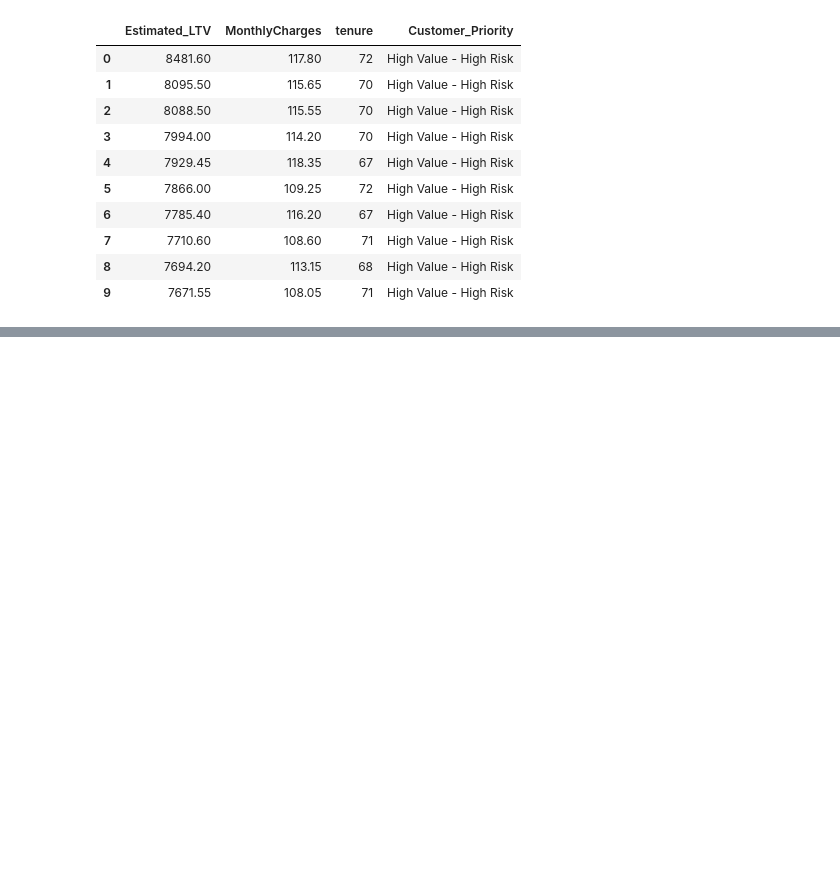
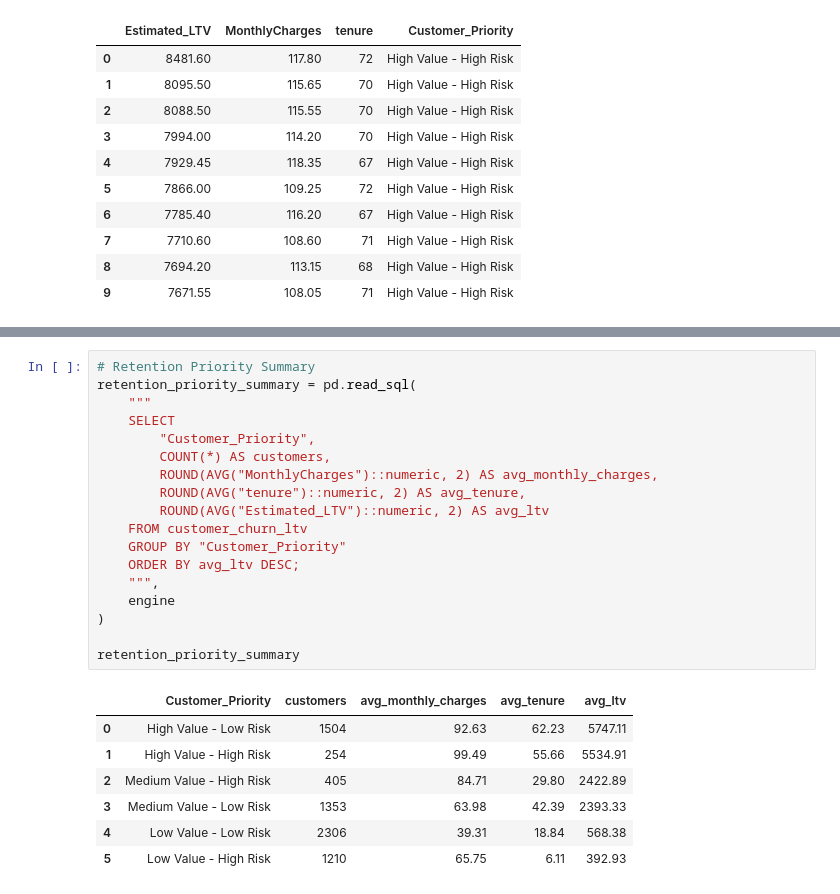
Before and after one commit to kapish196258/customer_churn_ltv_system, a Jupyter notebook: notebooks/ltv_postgresql_analysis.ipynb, the cells around one changed output, grey strips where cells are left out. Cells and saved outputs as stored; diff of their text form; blank space fills up the shorter version.

```diff
--- a/notebooks/ltv_postgresql_analysis.ipynb
+++ b/notebooks/ltv_postgresql_analysis.ipynb
@@ -140,0 +242,26 @@ pd.read_sql(
+# %%
+# Retention Priority Summary
+retention_priority_summary = pd.read_sql(
+    """
+    SELECT
+        "Customer_Priority",
+        COUNT(*) AS customers,
+        ROUND(AVG("MonthlyCharges")::numeric, 2) AS avg_monthly_charges,
+        ROUND(AVG("tenure")::numeric, 2) AS avg_tenure,
+        ROUND(AVG("Estimated_LTV")::numeric, 2) AS avg_ltv
+    FROM customer_churn_ltv
+    GROUP BY "Customer_Priority"
+    ORDER BY avg_ltv DESC;
+    """,
+    engine
+)
+
+retention_priority_summary
+# %% [output]
+|  | Customer_Priority | customers | avg_monthly_charges | avg_tenure | avg_ltv |
+| 0 | High Value - Low Risk | 1504 | 92.63 | 62.23 | 5747.11 |
+| 1 | High Value - High Risk | 254 | 99.49 | 55.66 | 5534.91 |
+| 2 | Medium Value - High Risk | 405 | 84.71 | 29.80 | 2422.89 |
+| 3 | Medium Value - Low Risk | 1353 | 63.98 | 42.39 | 2393.33 |
+| 4 | Low Value - Low Risk | 2306 | 39.31 | 18.84 | 568.38 |
+| 5 | Low Value - High Risk | 1210 | 65.75 | 6.11 | 392.93 |
```
Also changed, not shown: parts of 17 cells of this notebook, 1 other file.
